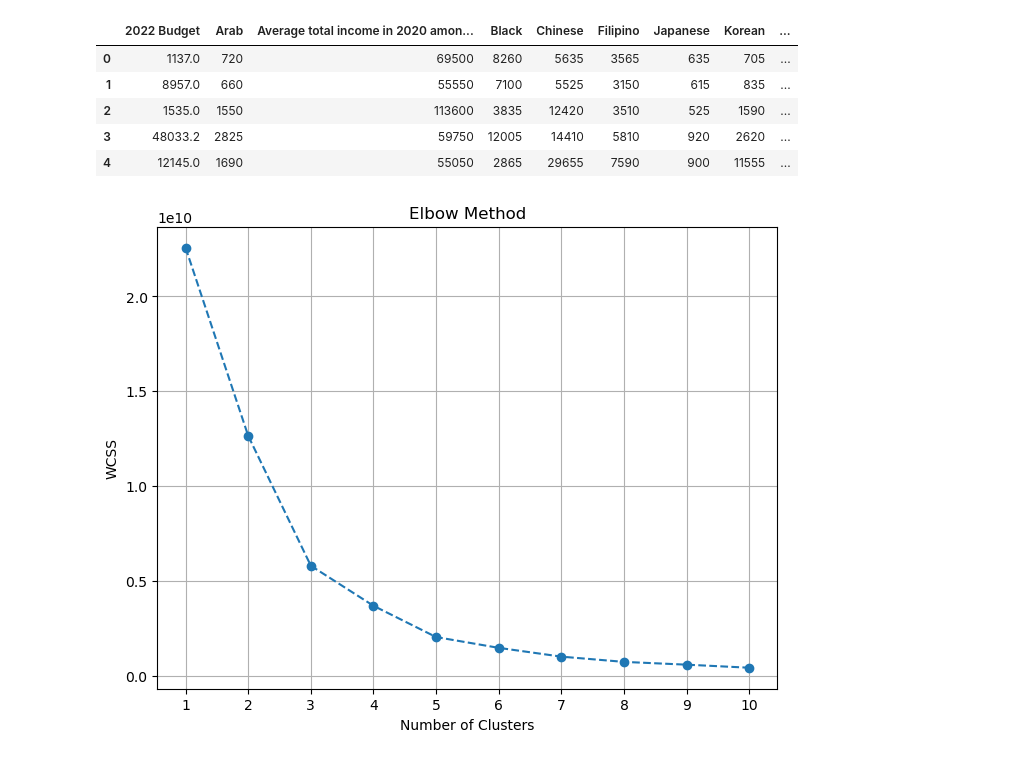
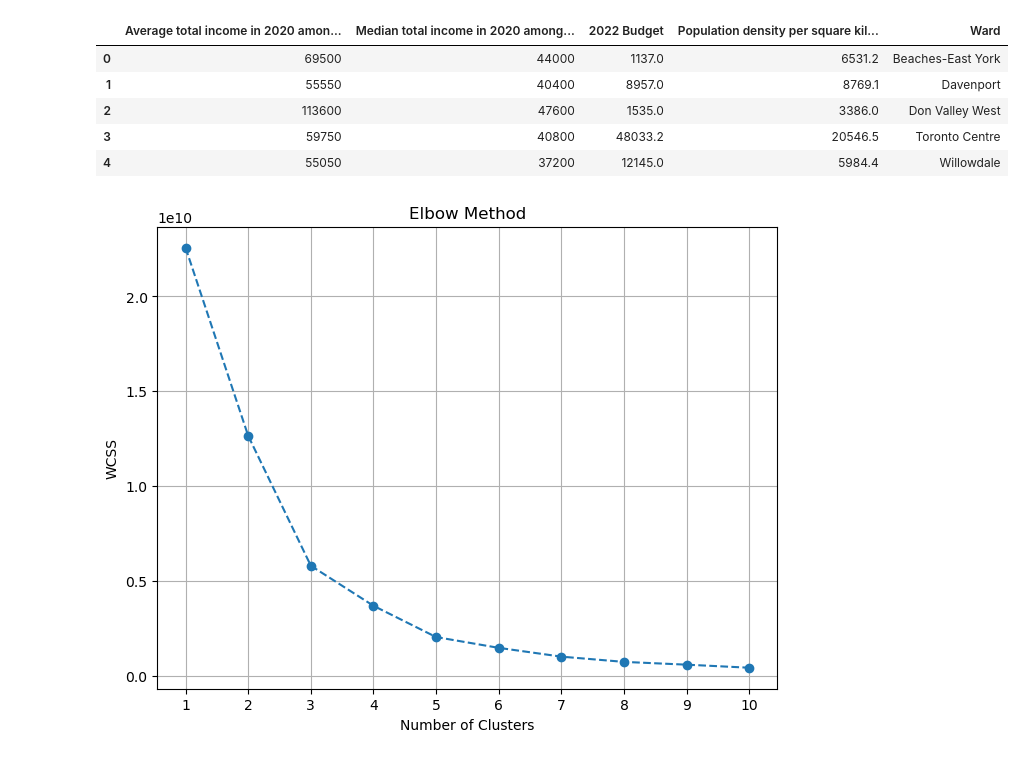
Before and after one commit to aayushgambhir2023/Bootcamp-Project4, a Jupyter notebook: ML_modules/demographic_cluster/Demographic_Elbow_Cluster.ipynb, the cells around one changed output. Saved outputs shown, nothing was run; the diff lists cells and outputs as text; code cells hidden in the pictures.

```diff
--- a/ML_modules/demographic_cluster/Demographic_Elbow_Cluster.ipynb
+++ b/ML_modules/demographic_cluster/Demographic_Elbow_Cluster.ipynb
@@ -11,20 +11,30 @@ import pickle
 # %%
 api_url = "http://127.0.0.1:5000/api/v1.0/demographic_data_2022_budget"
 
 response = requests.get(api_url)
 
 demographic_data = response.json()
 
 demographic_df = pd.DataFrame(demographic_data)
 
+desired_columns = [
+    'Average total income in 2020 among recipients ($)',
+    'Median total income in 2020 among recipients ($)',
+    '2022 Budget',
+    'Population density per square kilometre',
+    'Ward'
+]
+
+demographic_df = demographic_df[desired_columns]
+
 demographic_df.head()
 # %% [output]
-|  | 2022 Budget | Arab | Average total income in 2020 amon... | Black | Chinese | Filipino | Japanese | Korean | ... |
-| 0 | 1137.0 | 720 | 69500 | 8260 | 5635 | 3565 | 635 | 705 | ... |
-| 1 | 8957.0 | 660 | 55550 | 7100 | 5525 | 3150 | 615 | 835 | ... |
-| 2 | 1535.0 | 1550 | 113600 | 3835 | 12420 | 3510 | 525 | 1590 | ... |
-| 3 | 48033.2 | 2825 | 59750 | 12005 | 14410 | 5810 | 920 | 2620 | ... |
-| 4 | 12145.0 | 1690 | 55050 | 2865 | 29655 | 7590 | 900 | 11555 | ... |
+|  | Average total income in 2020 amon... | Median total income in 2020 among... | 2022 Budget | Population density per square kil... | Ward |
+| 0 | 69500 | 44000 | 1137.0 | 6531.2 | Beaches-East York |
+| 1 | 55550 | 40400 | 8957.0 | 8769.1 | Davenport |
+| 2 | 113600 | 47600 | 1535.0 | 3386.0 | Don Valley West |
+| 3 | 59750 | 40800 | 48033.2 | 20546.5 | Toronto Centre |
+| 4 | 55050 | 37200 | 12145.0 | 5984.4 | Willowdale |
 # %%
 # Extracting relevant features
 features = ['Average total income in 2020 among recipients ($)',
```
Also changed, not shown: parts of 2 cells of this notebook, 7 other files.
